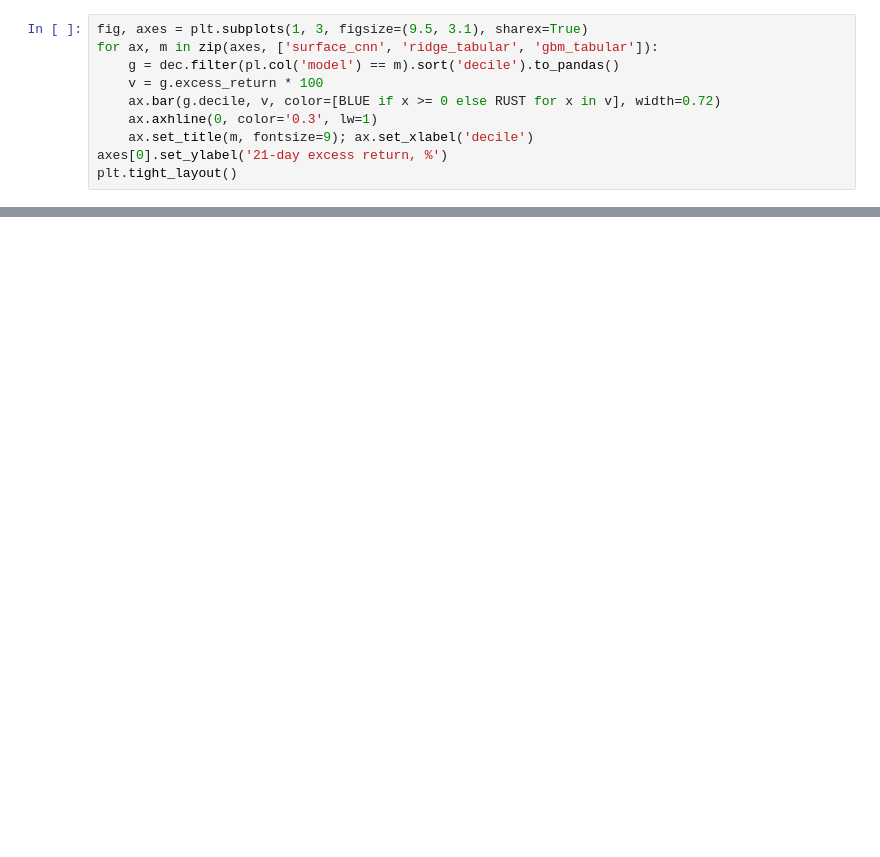
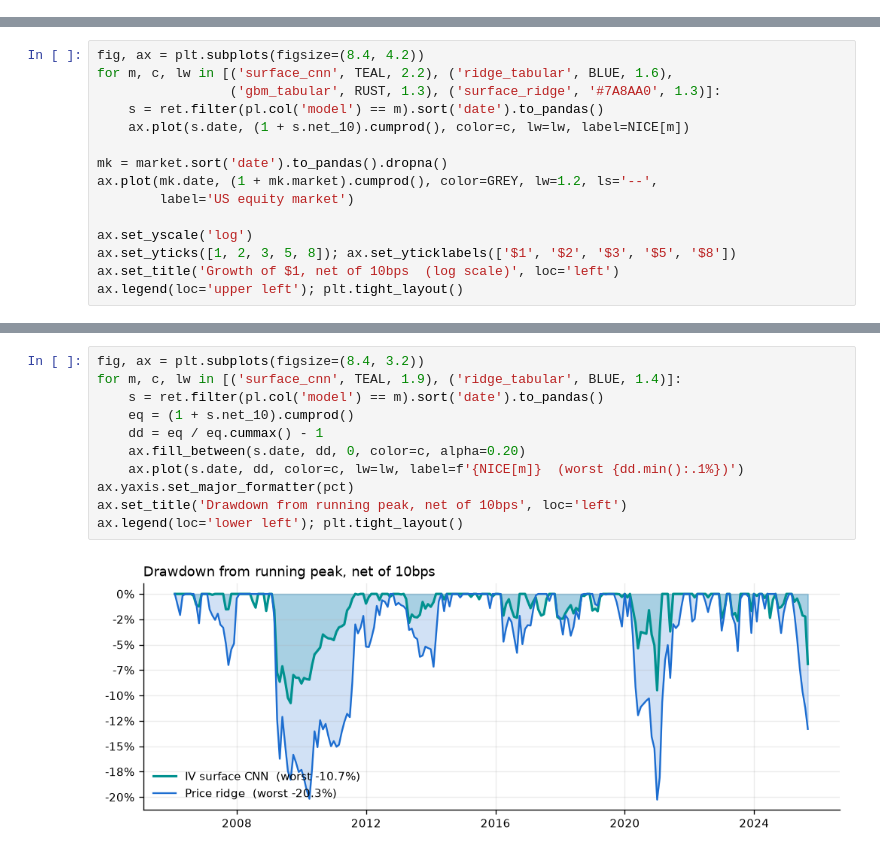
Before and after one commit to jlad314/market-image-prediction, a Jupyter notebook: notebooks/results.ipynb, the cells around one changed output, grey strips where cells are left out. Cells and saved outputs as stored; diff of their text form; blank space fills up the shorter version.

```diff
--- a/notebooks/results.ipynb
+++ b/notebooks/results.ipynb
@@ -112,10 +0,0 @@ cross-sectional mean** shows the difference.
-# %%
-fig, axes = plt.subplots(1, 3, figsize=(9.5, 3.1), sharex=True)
-for ax, m in zip(axes, ['surface_cnn', 'ridge_tabular', 'gbm_tabular']):
-    g = dec.filter(pl.col('model') == m).sort('decile').to_pandas()
-    v = g.excess_return * 100
-    ax.bar(g.decile, v, color=[BLUE if x >= 0 else RUST for x in v], width=0.72)
-    ax.axhline(0, color='0.3', lw=1)
-    ax.set_title(m, fontsize=9); ax.set_xlabel('decile')
-axes[0].set_ylabel('21-day excess return, %')
-plt.tight_layout()
@@ -234,0 +66,15 @@ filenames now carry their whole span and assembly refuses duplicate keys.
+# %%
+fig, ax = plt.subplots(figsize=(8.4, 4.2))
+for m, c, lw in [('surface_cnn', TEAL, 2.2), ('ridge_tabular', BLUE, 1.6),
+                 ('gbm_tabular', RUST, 1.3), ('surface_ridge', '#7A8AA0', 1.3)]:
+    s = ret.filter(pl.col('model') == m).sort('date').to_pandas()
+    ax.plot(s.date, (1 + s.net_10).cumprod(), color=c, lw=lw, label=NICE[m])
+
+mk = market.sort('date').to_pandas().dropna()
+ax.plot(mk.date, (1 + mk.market).cumprod(), color=GREY, lw=1.2, ls='--',
+        label='US equity market')
+
+ax.set_yscale('log')
+ax.set_yticks([1, 2, 3, 5, 8]); ax.set_yticklabels(['$1', '$2', '$3', '$5', '$8'])
+ax.set_title('Growth of $1, net of 10bps  (log scale)', loc='left')
+ax.legend(loc='upper left'); plt.tight_layout()
@@ -234,0 +98,13 @@ filenames now carry their whole span and assembly refuses duplicate keys.
+# %%
+fig, ax = plt.subplots(figsize=(8.4, 3.2))
+for m, c, lw in [('surface_cnn', TEAL, 1.9), ('ridge_tabular', BLUE, 1.4)]:
+    s = ret.filter(pl.col('model') == m).sort('date').to_pandas()
+    eq = (1 + s.net_10).cumprod()
+    dd = eq / eq.cummax() - 1
+    ax.fill_between(s.date, dd, 0, color=c, alpha=0.20)
+    ax.plot(s.date, dd, color=c, lw=lw, label=f'{NICE[m]}  (worst {dd.min():.1%})')
+ax.yaxis.set_major_formatter(pct)
+ax.set_title('Drawdown from running peak, net of 10bps', loc='left')
+ax.legend(loc='lower left'); plt.tight_layout()
+# %% [output]
+[figure, added]
```
Also changed, not shown: parts of 48 cells of this notebook, 2 other files.
